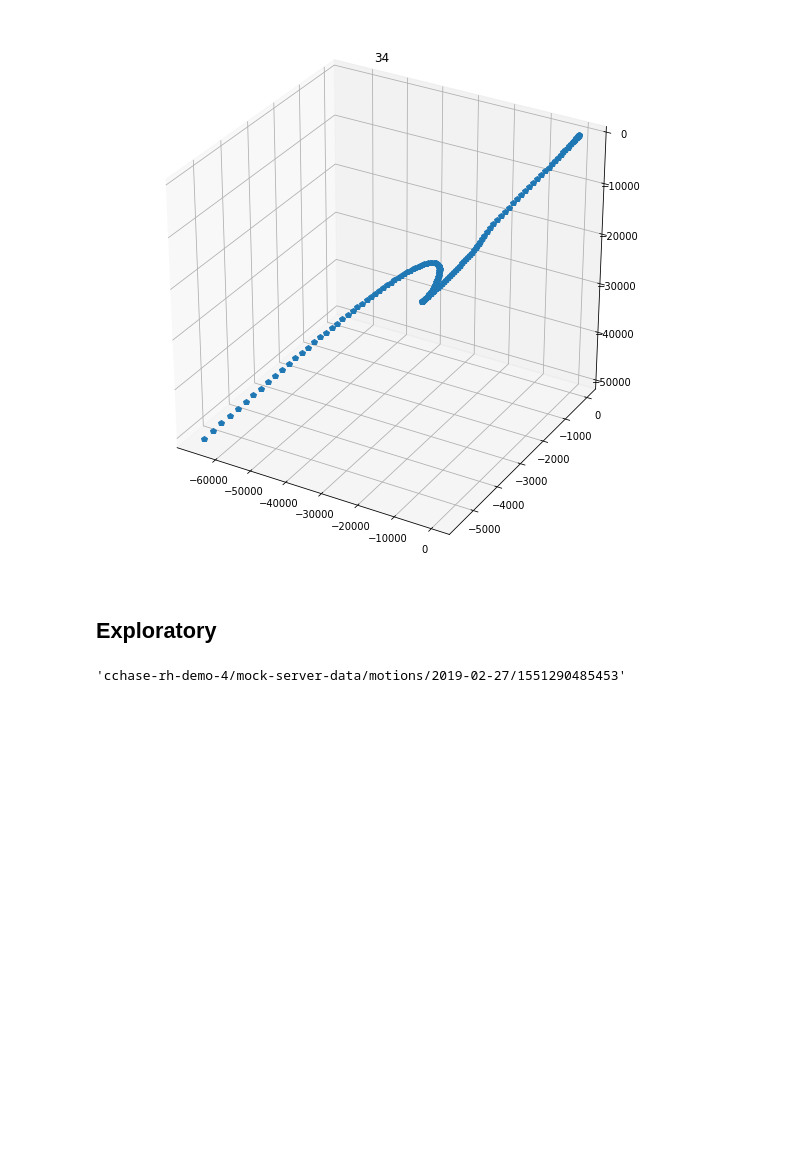
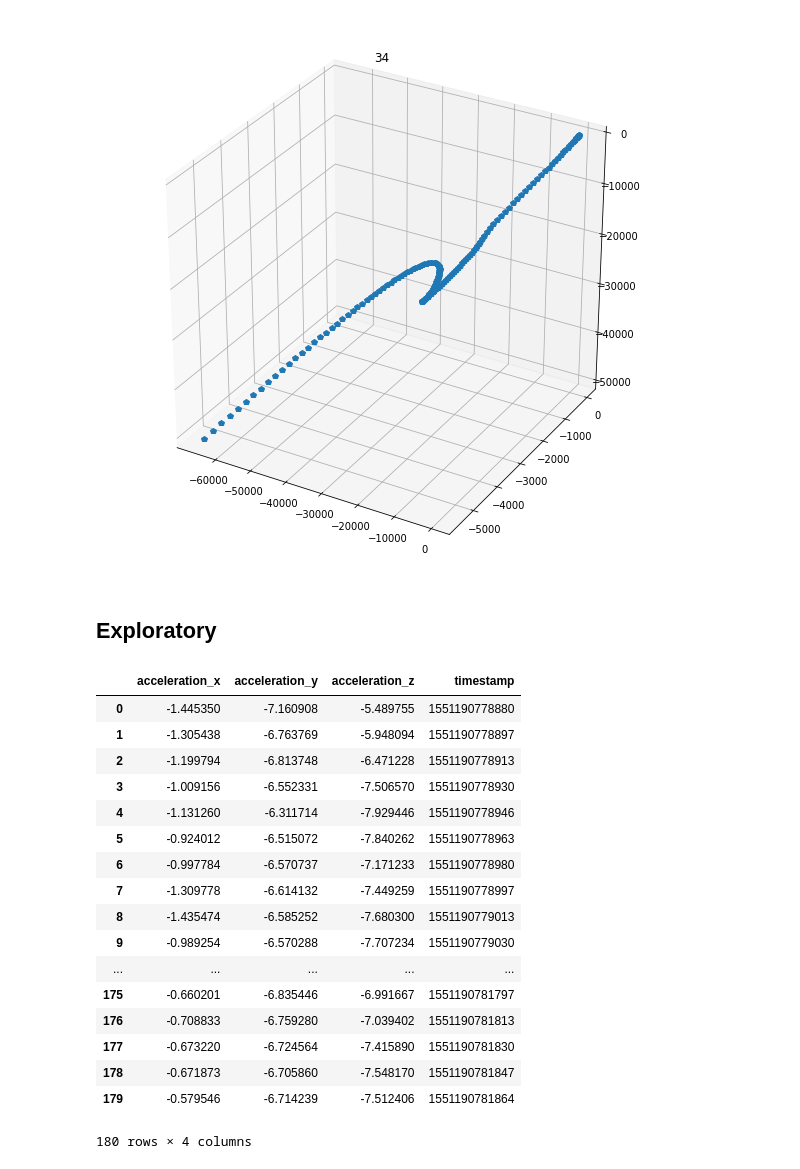
Before and after one commit to TreeinRandomForest/SummitDemo, a Jupyter notebook: Analysis of Binary Gestures.ipynb, the cells around one changed output. Cells and saved outputs as stored; diff of their text form; code cells hidden in the pictures; blank space fills up the shorter version.

```diff
--- a/Analysis of Binary Gestures.ipynb
+++ b/Analysis of Binary Gestures.ipynb
@@ -241,4 +236,21 @@ top_dir = fs.ls(path_to_data)
-# %%
-top_dir[-1]
-# %% [output]
-'cchase-rh-demo-4/mock-server-data/motions/2019-02-27/1551290485453'
+# %%
+data[0]
+# %% [output]
+|  | acceleration_x | acceleration_y | acceleration_z | timestamp |
+| 0 | -1.445350 | -7.160908 | -5.489755 | 1551190778880 |
+| 1 | -1.305438 | -6.763769 | -5.948094 | 1551190778897 |
+| 2 | -1.199794 | -6.813748 | -6.471228 | 1551190778913 |
+| 3 | -1.009156 | -6.552331 | -7.506570 | 1551190778930 |
+| 4 | -1.131260 | -6.311714 | -7.929446 | 1551190778946 |
+| 5 | -0.924012 | -6.515072 | -7.840262 | 1551190778963 |
+| 6 | -0.997784 | -6.570737 | -7.171233 | 1551190778980 |
+| 7 | -1.309778 | -6.614132 | -7.449259 | 1551190778997 |
+| 8 | -1.435474 | -6.585252 | -7.680300 | 1551190779013 |
+| 9 | -0.989254 | -6.570288 | -7.707234 | 1551190779030 |
+| ... | ... | ... | ... | ... |
+| 175 | -0.660201 | -6.835446 | -6.991667 | 1551190781797 |
+| 176 | -0.708833 | -6.759280 | -7.039402 | 1551190781813 |
+| 177 | -0.673220 | -6.724564 | -7.415890 | 1551190781830 |
+| 178 | -0.671873 | -6.705860 | -7.548170 | 1551190781847 |
+| 179 | -0.579546 | -6.714239 | -7.512406 | 1551190781864 |
+180 rows × 4 columns
```
Also changed, not shown: parts of 3 cells of this notebook.
